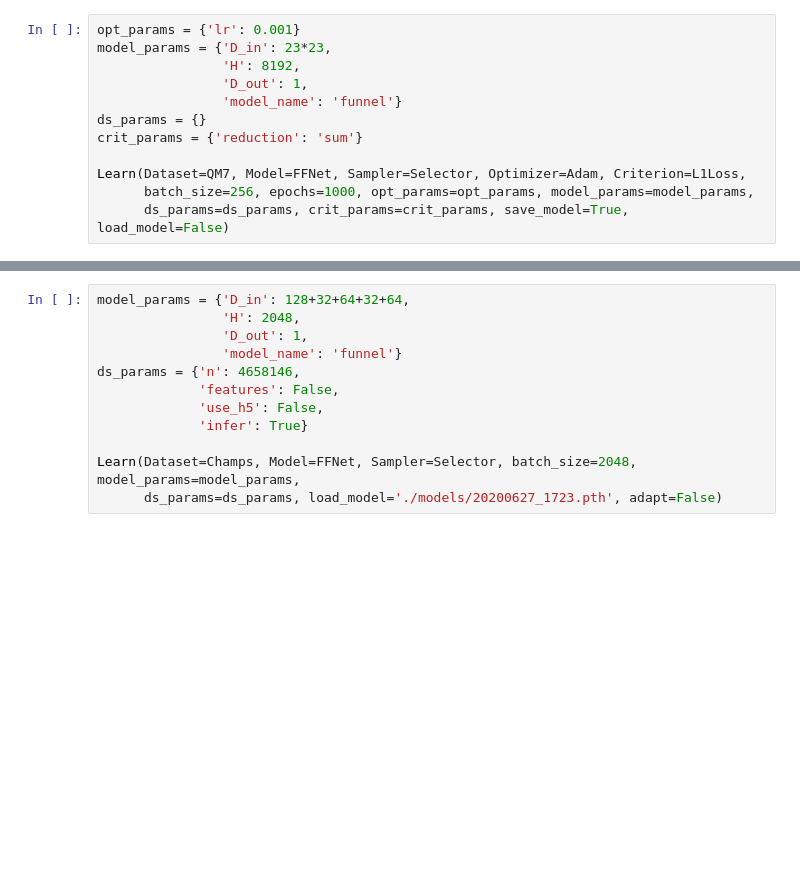
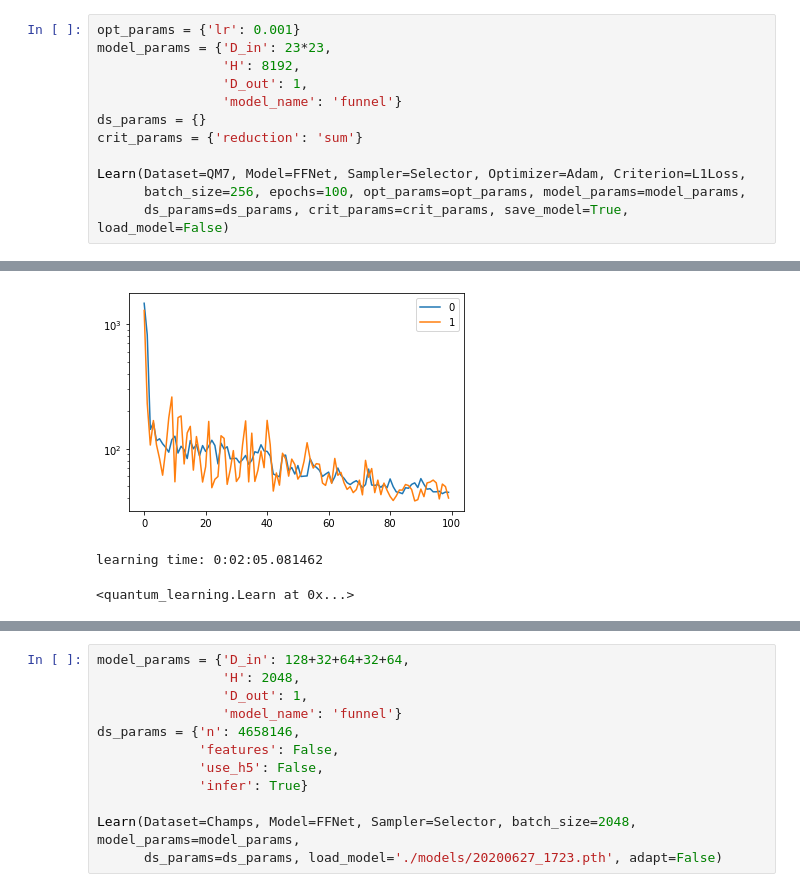
Before and after one commit to icanswim/fastchem, a Jupyter notebook: quantum_experiment.ipynb, the cells around one changed output, grey strips where cells are left out. Cells and saved outputs as stored; diff of their text form; blank space fills up the shorter version.

```diff
--- a/quantum_experiment.ipynb
+++ b/quantum_experiment.ipynb
@@ -16,5 +14,6 @@ ds_params = {}
 crit_params = {'reduction': 'sum'}
 
 Learn(Dataset=QM7, Model=FFNet, Sampler=Selector, Optimizer=Adam, Criterion=L1Loss,
-      batch_size=256, epochs=1000, opt_params=opt_params, model_params=model_params,
+      batch_size=256, epochs=100, opt_params=opt_params, model_params=model_params,
       ds_params=ds_params, crit_params=crit_params, save_model=True, load_model=False)
+# %% [output]
@@ -20,0 +37,3 @@ Learn(Dataset=QM7, Model=FFNet, Sampler=Selector, Optimizer=Adam, Criterion=L1Lo
+[figure, added]
+learning time: 0:02:05.081462
+<quantum_learning.Learn at 0x...>
```
Also changed, not shown: parts of 7 cells of this notebook.
